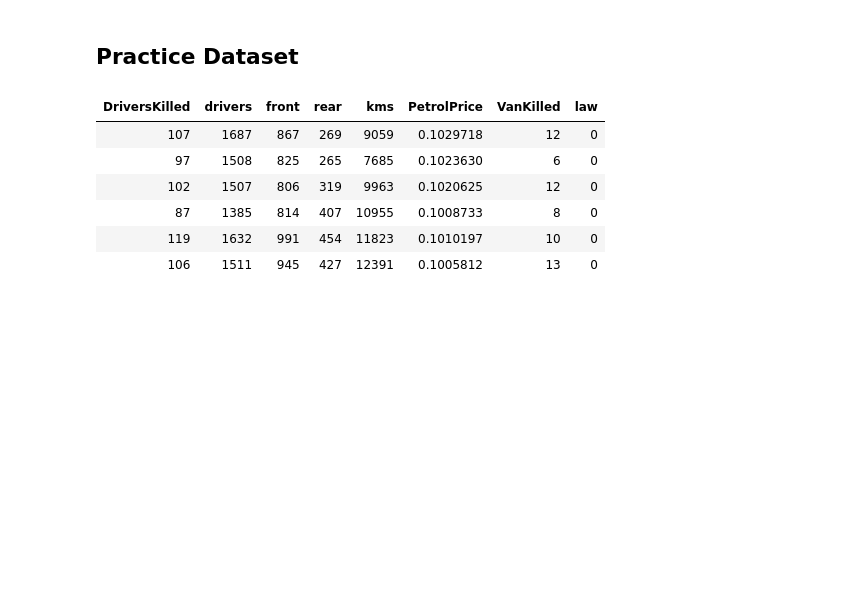
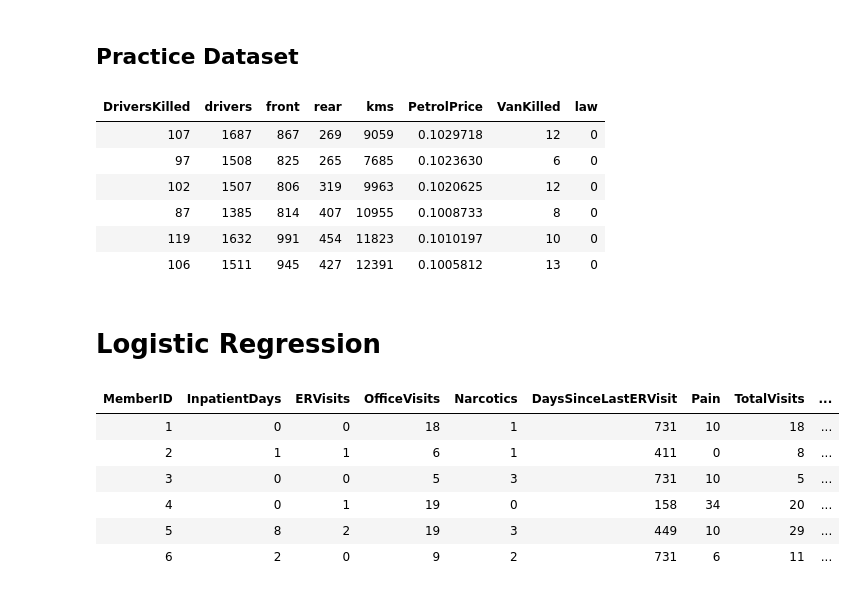
Before and after one commit to hannansatopay/DSML-R, a Jupyter notebook: Notebook/Regression II.ipynb, the cells around one changed output. Drawn from its saved outputs; the diff is of its cells as text; code cells hidden in the pictures; blank space fills up the shorter version.

```diff
--- a/Notebook/Regression II.ipynb
+++ b/Notebook/Regression II.ipynb
@@ -325,3 +325,17 @@ head(seat_belts)
 | 87 | 1385 | 814 | 407 | 10955 | 0.1008733 | 8 | 0 |
 | 119 | 1632 | 991 | 454 | 11823 | 0.1010197 | 10 | 0 |
 | 106 | 1511 | 945 | 427 | 12391 | 0.1005812 | 13 | 0 |
+# %% [markdown]
+# Logistic Regression
+# %%
+quality = read.csv("./data/quality.csv")
+# %%
+head(quality)
+# %% [output]
+| MemberID | InpatientDays | ERVisits | OfficeVisits | Narcotics | DaysSinceLastERVisit | Pain | TotalVisits | ... |
+| 1 | 0 | 0 | 18 | 1 | 731 | 10 | 18 | ... |
+| 2 | 1 | 1 | 6 | 1 | 411 | 0 | 8 | ... |
+| 3 | 0 | 0 | 5 | 3 | 731 | 10 | 5 | ... |
+| 4 | 0 | 1 | 19 | 0 | 158 | 34 | 20 | ... |
+| 5 | 8 | 2 | 19 | 3 | 449 | 10 | 29 | ... |
+| 6 | 2 | 0 | 9 | 2 | 731 | 6 | 11 | ... |
```
Also changed, not shown: parts of 22 cells of this notebook, 14 other files.
